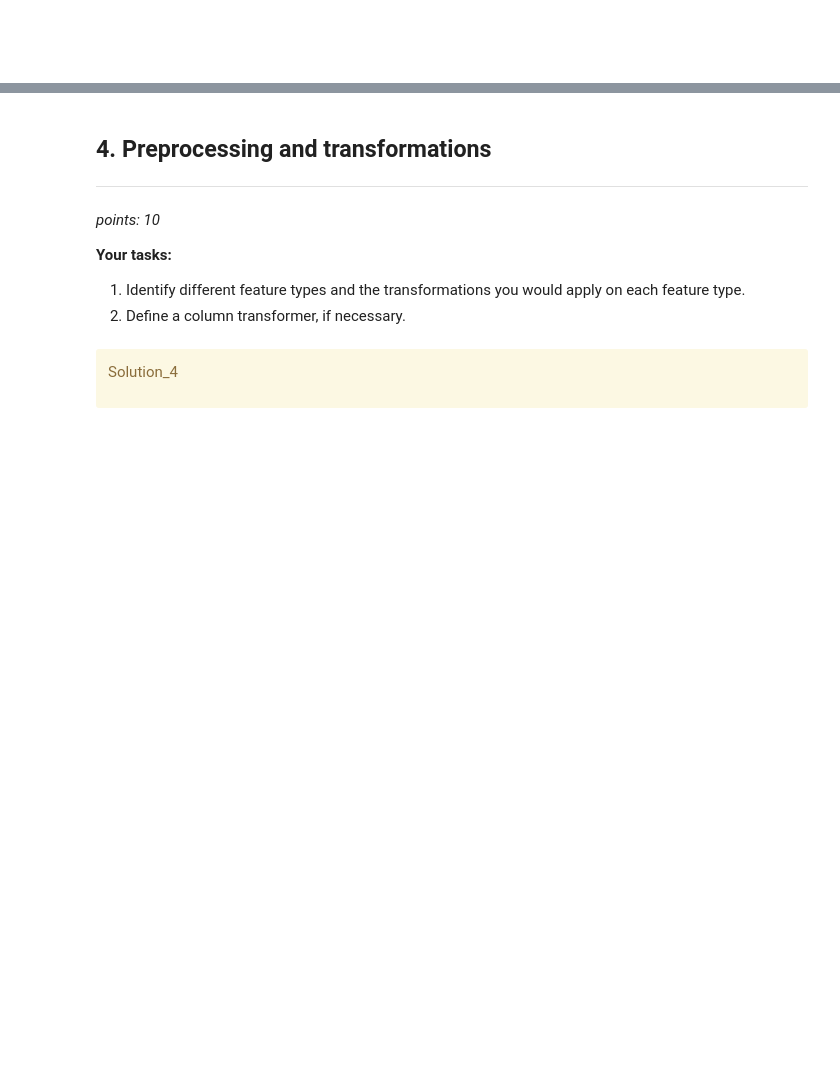
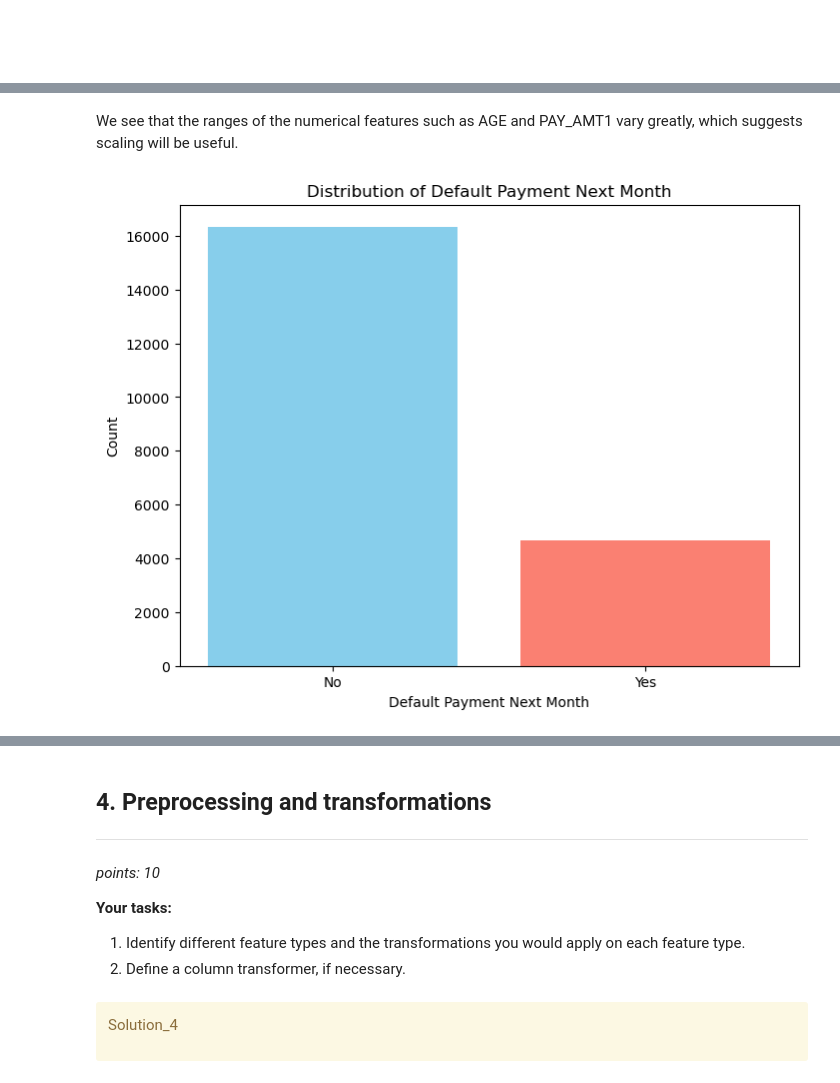
Before and after one commit to rdangyan/cs330, a Jupyter notebook: hw/hw5/hw5.ipynb, the cells around one changed output, grey strips where cells are left out. Saved outputs shown, nothing was run; the diff lists cells and outputs as text; code cells hidden in the pictures; blank space fills up the shorter version.

```diff
--- a/hw/hw5/hw5.ipynb
+++ b/hw/hw5/hw5.ipynb
@@ -201,0 +231,15 @@ Checking the counts of each feature, we see that there is no missing data as all
+# %% [markdown]
+We see that the ranges of the numerical features such as AGE and PAY_AMT1 vary greatly, which suggests scaling will be useful.
+# %%
+# Code to compare the amount of examples with default = 1 vs 0
+default_distribution = train_df['default.payment.next.month'].value_counts()
+
+plt.figure(figsize=(8, 6))
+plt.bar(default_distribution.index, default_distribution.values, color=['skyblue', 'salmon'])
+plt.title('Distribution of Default Payment Next Month')
+plt.xlabel('Default Payment Next Month')
+plt.ylabel('Count')
+plt.xticks([0, 1], ['No', 'Yes'])
+plt.show()
+# %% [output]
+[figure, added]
```
Also changed, not shown: parts of 7 cells of this notebook, 1 other file.
